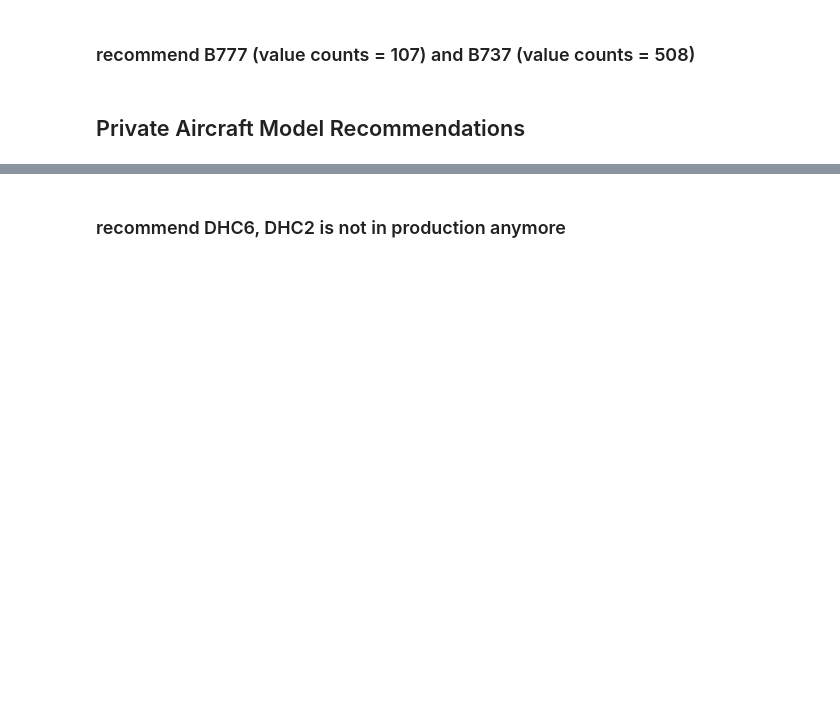
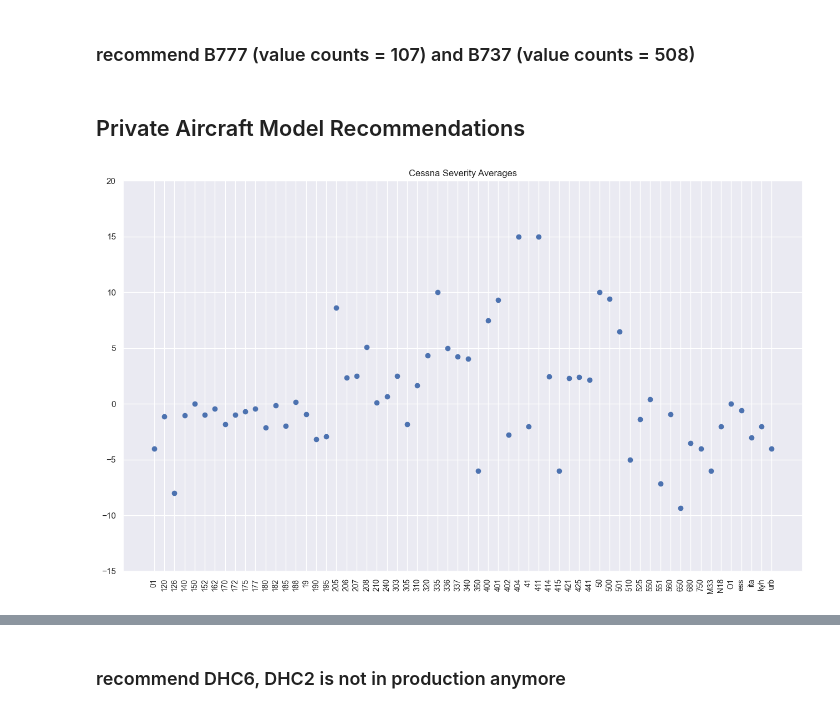
Before and after one commit to nickthetj/AircraftCrashAnalysis, a Jupyter notebook: notebooks/EDA Notebook - Nick.ipynb, the cells around one changed output, grey strips where cells are left out. Saved outputs shown, nothing was run; the diff lists cells and outputs as text; code cells hidden in the pictures; blank space fills up the shorter version.

```diff
--- a/notebooks/EDA Notebook - Nick.ipynb
+++ b/notebooks/EDA Notebook - Nick.ipynb
@@ -105,6 +105,7 @@ df_injuries['Make'].replace(to_replace= 'Flight Design Gmbh', value='Flight Desi
 df_injuries['Make'].replace(to_replace= 'Air Tractor', value='Air Tractor Inc', regex=True, inplace=True)
 df_injuries['Make'].replace(to_replace= 'Evektor-Aerotechnik As', value='Evektor-Aerotechnik', regex=True, inplace=True)
 df_injuries['Make'].replace(to_replace= 'Costruzioni Aeronautiche Tecna', value='Tecnam Costruzioni', regex=True, inplace=True)
+df_injuries = df_injuries.sort_values('Make')
 # %% [markdown]
 ## Plotting Severity Ratio For Makes
 # %%
@@ -228,3 +231,17 @@ df_Cessna['Model And Make'].replace(to_replace= 'S', value='', inplace=True, reg
 df_Cessna['Model And Make'].replace(to_replace= 'E', value='', inplace=True, regex=True)
 df_Cessna['Model And Make'].replace(to_replace= 'F', value='', inplace=True, regex=True)
 df_Cessna['Model And Make'] = df_Cessna['Model And Make'].str[:3]
+df_Cessna = df_Cessna.sort_values('Model And Make')
+# %%
+avg_sev_ratio_cessna = df_Cessna.groupby('Model And Make').mean(numeric_only=True)['Severity Ratio']
+avg_sev_ratio_cessna_index = list(avg_sev_ratio_cessna.index)
+avg_sev_ratio_cessna_value =  list(avg_sev_ratio_cessna.values)
+# %%
+fig, ax = plt.subplots(figsize=(13,8))
+ax.scatter(x=avg_sev_ratio_cessna_index, y=avg_sev_ratio_cessna_value, alpha=1)
+ax.tick_params(axis='x', labelsize=10, labelrotation=90)
+ax.set_title('Cessna Severity Averages')
+ax.set_ylim(top=20, bottom=-15)
+plt.tight_layout()
+# %% [output]
+[figure, added]
```
Also changed, not shown: parts of 6 cells of this notebook.
